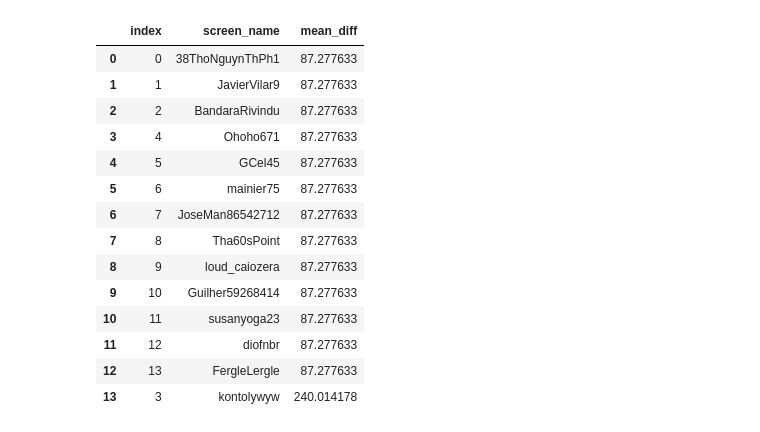
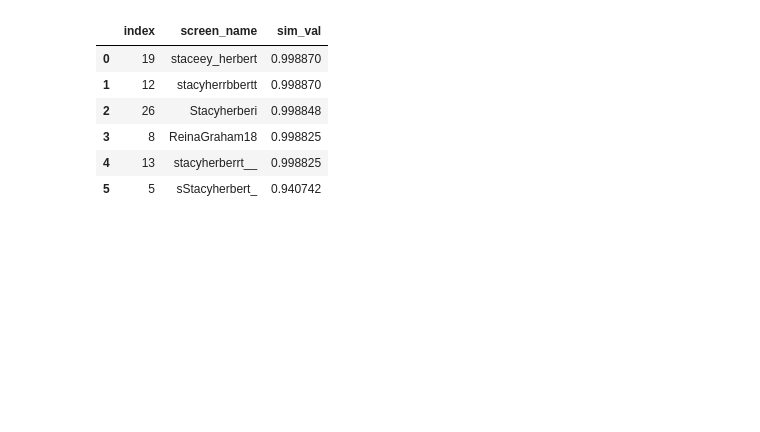
Before and after one commit to pangyuteng/twitter-crypto-scam-detector, a Jupyter notebook: playground.ipynb, the cells around one changed output. Saved outputs shown, nothing was run; the diff lists cells and outputs as text; code cells hidden in the pictures; blank space fills up the shorter version.

```diff
--- a/playground.ipynb
+++ b/playground.ipynb
@@ -73,9 +73,12 @@ Caitlin Long 🔑⚡️🟠 CaitlinLong_ True Founder/CEO @CustodiaBank. #bitcoi
 # %%
 # set reference image and corresponding query using `user.name`
 
-reference_screen_name = 'CaitlinLong_'
+reference_screen_name = 'stacyherbert'
 user,reference_image = get_user_info(screen_name)
 query = user.name
 
-print(query)
+user_name = user.name
+query_list = [reference_screen_name,user_name]
+query_list.extend(user.description.split('\n'))
+print(query_list)
 # %% [output]
@@ -108,0 +114,5 @@ User(_api=<tweepy.api.API object at 0x...>, _json={'id': 717926102614716417, 'id
+# %%
+x = np.random.rand(10)
+y = np.random.rand(10)
+a=np.corrcoef(x,y)
+print(a[0,1])
@@ -113,9 +125,9 @@ import time
 mylist = []
 profile_cache = {}
 user_cache = {}
-for n,x in enumerate(fetch):
+for n,item in enumerate(fetch):
     try:
-        user,profile_image = get_user_info(x.screen_name)
+        user,profile_image = get_user_info(item.screen_name)
         # skip item if its reference
         if user.screen_name == reference_screen_name:
             continue
@@ -125,13 +137,18 @@ for n,x in enumerate(fetch):
             continue
         # compute only if shape matches
         if profile_image.shape == reference_image.shape:
-            item = dict(screen_name=user.screen_name,mean_diff=np.mean(profile_image-reference_image))
+            x = profile_image.ravel()
+            y = reference_image.ravel()
+            c=np.corrcoef(x,y)
+            sim_val = c[0,1]
+            print(sim_val)
+            item = dict(screen_name=user.screen_name,sim_val=sim_val)
             profile_cache[user.screen_name]=profile_image.copy()
-            user_cache[user.screen_name]=x
+            user_cache[user.screen_name]=user
         else:
-            item = dict(screen_name=user.screen_name,mean_diff=np.nan)
+            item = dict(screen_name=user.screen_name,sim_val=np.nan)
             profile_cache[user.screen_name]=None
-            user_cache[user.screen_name]=x
+            user_cache[user.screen_name]=user
         mylist.append(item)
     except:
         traceback.print_exc()
@@ -144,3 +177,3 @@ print(df.shape)
 # %%
-df = df.sort_values('mean_diff')
+df = df.sort_values('sim_val',ascending=False)
 # %%
@@ -195,23 +229,15 @@ for n,row in df.iterrows():
 # %%
-th = 250
-likely_matched_df = df[df.mean_diff <= th].reset_index()
+th = 0.6
+likely_matched_df = df[df.sim_val >= th].reset_index()
 likely_matched_df
 # %% [output]
-|  | index | screen_name | mean_diff |
-| 0 | 0 | 38ThoNguynThPh1 | 87.277633 |
-| 1 | 1 | JavierVilar9 | 87.277633 |
-| 2 | 2 | BandaraRivindu | 87.277633 |
-| 3 | 4 | Ohoho671 | 87.277633 |
-| 4 | 5 | GCel45 | 87.277633 |
-| 5 | 6 | mainier75 | 87.277633 |
-| 6 | 7 | JoseMan86542712 | 87.277633 |
-| 7 | 8 | Tha60sPoint | 87.277633 |
-| 8 | 9 | loud_caiozera | 87.277633 |
-| 9 | 10 | Guilher59268414 | 87.277633 |
-| 10 | 11 | susanyoga23 | 87.277633 |
-| 11 | 12 | diofnbr | 87.277633 |
-| 12 | 13 | FergleLergle | 87.277633 |
-| 13 | 3 | kontolywyw | 240.014178 |
+|  | index | screen_name | sim_val |
+| 0 | 19 | staceey_herbert | 0.998870 |
+| 1 | 12 | stacyherrbbertt | 0.998870 |
+| 2 | 26 | Stacyherberi | 0.998848 |
+| 3 | 8 | ReinaGraham18 | 0.998825 |
+| 4 | 13 | stacyherberrt__ | 0.998825 |
+| 5 | 5 | sStacyherbert_ | 0.940742 |
 # %%
 for n,row in likely_matched_df.iterrows():
     profile_image = profile_cache[row.screen_name]
```
Also changed, not shown: parts of 12 cells of this notebook, 2 other files.
